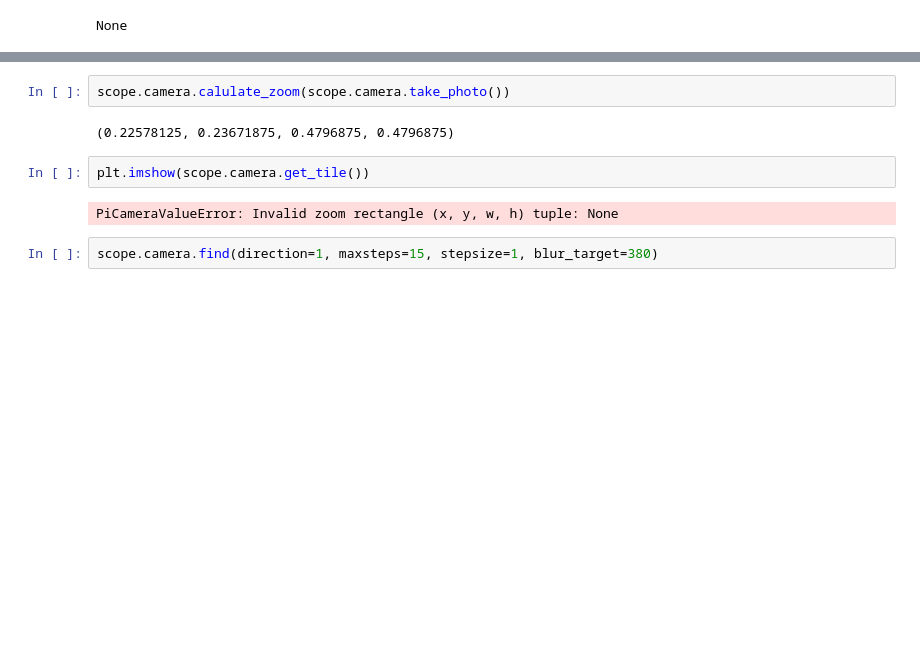
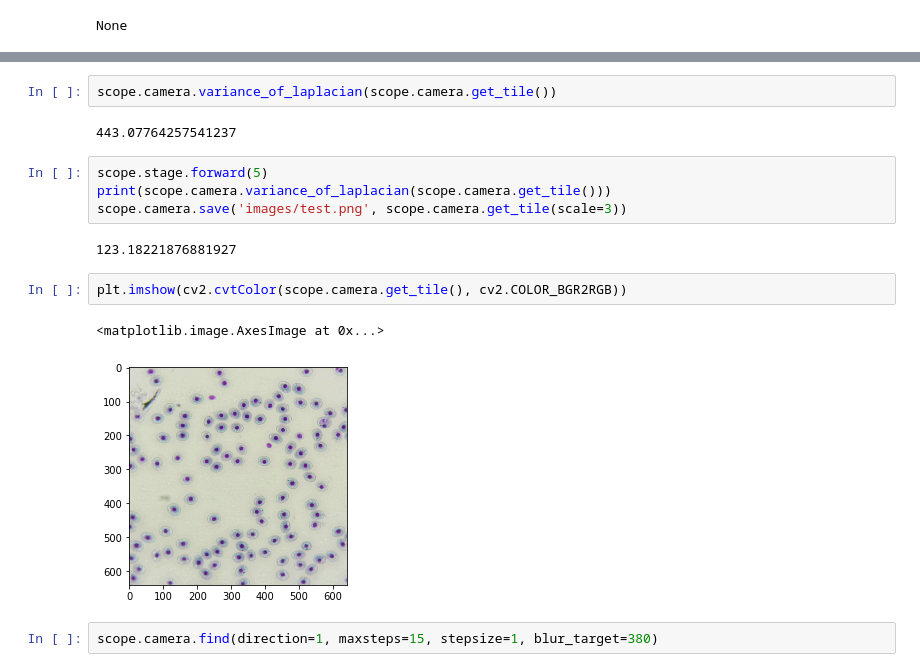
Before and after one commit to python-friends/auto-scope, a Jupyter notebook: motor testing.ipynb, the cells around one changed output, grey strips where cells are left out. Saved outputs shown, nothing was run; the diff lists cells and outputs as text; blank space fills up the shorter version.

```diff
--- a/motor testing.ipynb
+++ b/motor testing.ipynb
@@ -18,11 +61,18 @@ None
 # %%
-scope.camera.calulate_zoom(scope.camera.take_photo())
+scope.camera.variance_of_laplacian(scope.camera.get_tile())
 # %% [output]
-(0.22578125, 0.23671875, 0.4796875, 0.4796875)
+443.07764257541237
+# %%
+scope.stage.forward(5)
+print(scope.camera.variance_of_laplacian(scope.camera.get_tile()))
+scope.camera.save('images/test.png', scope.camera.get_tile(scale=3))
+# %% [output]
+123.18221876881927
 # %%
-plt.imshow(scope.camera.get_tile())
+plt.imshow(cv2.cvtColor(scope.camera.get_tile(), cv2.COLOR_BGR2RGB))
 # %% [output]
-PiCameraValueError: Invalid zoom rectangle (x, y, w, h) tuple: None
+<matplotlib.image.AxesImage at 0x...>
+[figure, added]
 # %%
 scope.camera.find(direction=1, maxsteps=15, stepsize=1, blur_target=380)
 # %% [output]
```
Also changed, not shown: parts of 4 cells of this notebook, 1 other file.
